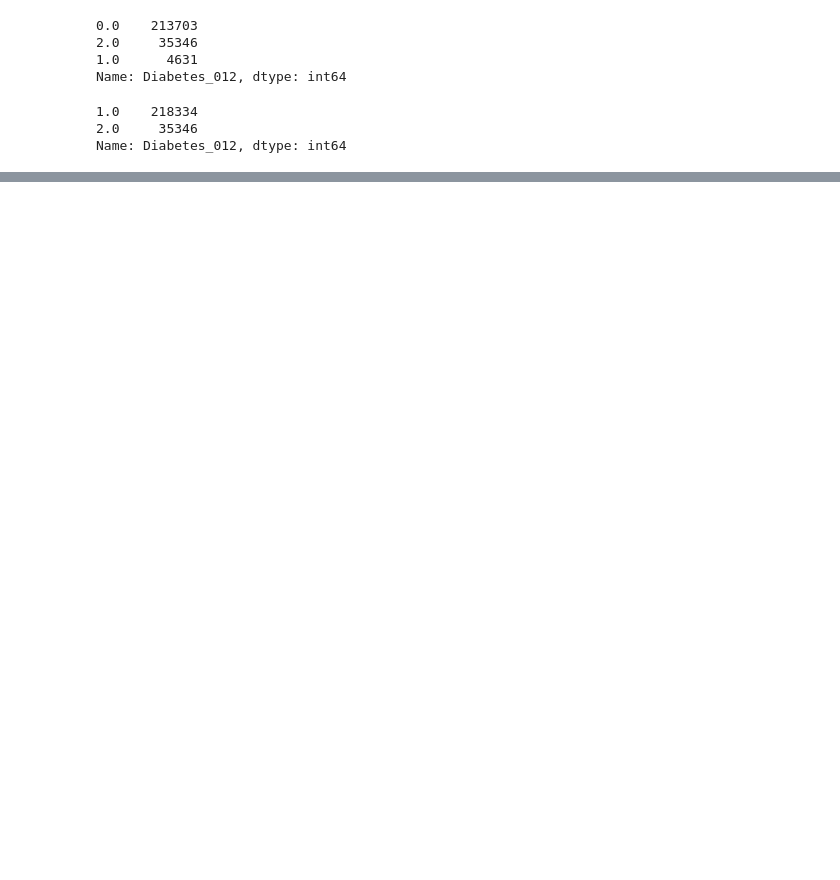
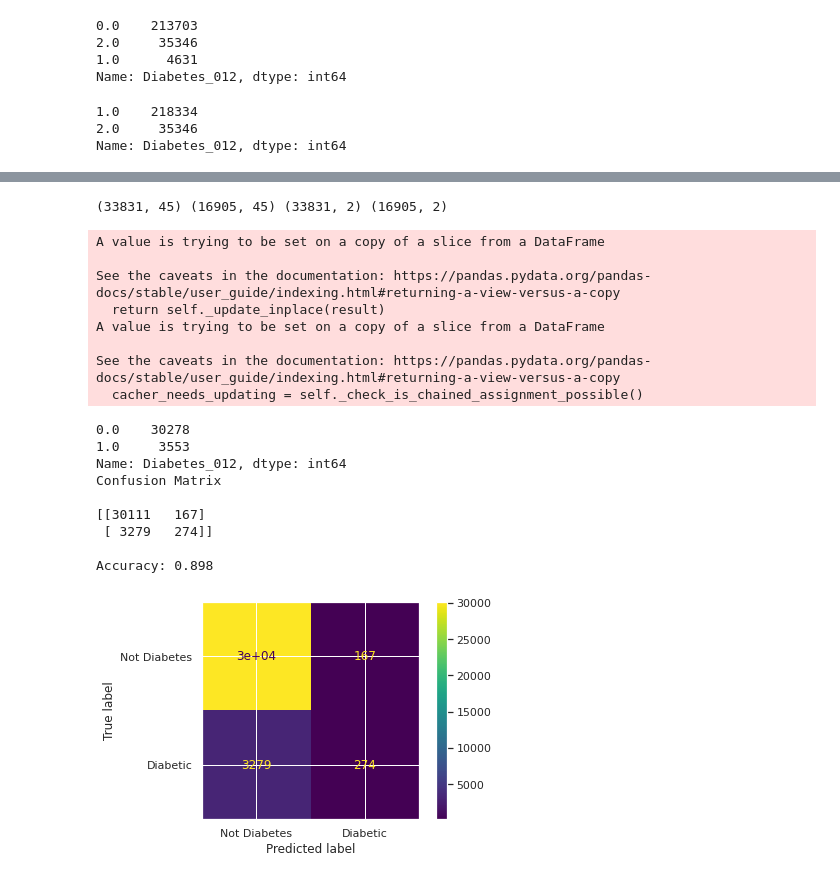
Before and after one commit to rindalafayyad17/Predicting-Diabetes-with-Machine-Learning, a Jupyter notebook: NN_newdata.ipynb, the cells around one changed output, grey strips where cells are left out. Drawn from its saved outputs; the diff is of its cells as text; code cells hidden in the pictures; blank space fills up the shorter version.

```diff
--- a/NN_newdata.ipynb
+++ b/NN_newdata.ipynb
@@ -273,0 +445,53 @@ Accuracy: 0.98
+# %%
+features_high,features_low, y_test_high, y_test_low = subset_income(X_test,y_test,5)
+
+# check sizes of datasets, why are these os small
+print(features_high.shape,features_low.shape,y_test_high.shape, y_test_low.shape)
+# %% [output]
+(33831, 45) (16905, 45) (33831, 2) (16905, 2)
+# %%
+# predict probabilities for high income
+y_proba_high = new_model.predict(features_high)
+y_pred_high = y_proba_high.argmax(axis = 1) # want 0,1 vector
+
+
+
+
+y_test_lab_high = diabetes.iloc[y_test_high.index, :]['Diabetes_012']
+y_test_lab_high # need to change labels to be 0,1 instead of 1,2 currently
+y_test_lab_high[y_test_lab_high == 1] = 0
+y_test_lab_high[y_test_lab_high == 2] = 1
+print(y_test_lab_high.value_counts())
+
+
+# create accuracy table
+#importing confusion matrix
+confusion = confusion_matrix(y_test_lab_high, y_pred_high)
+print('Confusion Matrix\n')
+print(confusion)
+
+cmd = ConfusionMatrixDisplay(confusion, display_labels=['Not Diabetes','Diabetic'])
+cmd.plot()
+
+
+#importing accuracy_score, precision_score, recall_score, f1_score
+print('\nAccuracy: {:.3f}\n'.format(accuracy_score(y_test_lab_high, y_pred_high)))
+# %% [output]
+A value is trying to be set on a copy of a slice from a DataFrame
+
+See the caveats in the documentation: https://pandas.pydata.org/pandas-docs/stable/user_guide/indexing.html#returning-a-view-versus-a-copy
+  return self._update_inplace(result)
+A value is trying to be set on a copy of a slice from a DataFrame
+
+See the caveats in the documentation: https://pandas.pydata.org/pandas-docs/stable/user_guide/indexing.html#returning-a-view-versus-a-copy
+  cacher_needs_updating = self._check_is_chained_assignment_possible()
+0.0    30278
+1.0     3553
+Name: Diabetes_012, dtype: int64
+Confusion Matrix
+
+[[30111   167]
+ [ 3279   274]]
+
+Accuracy: 0.898
+[figure, added]
```
Also changed, not shown: parts of 43 cells of this notebook.
